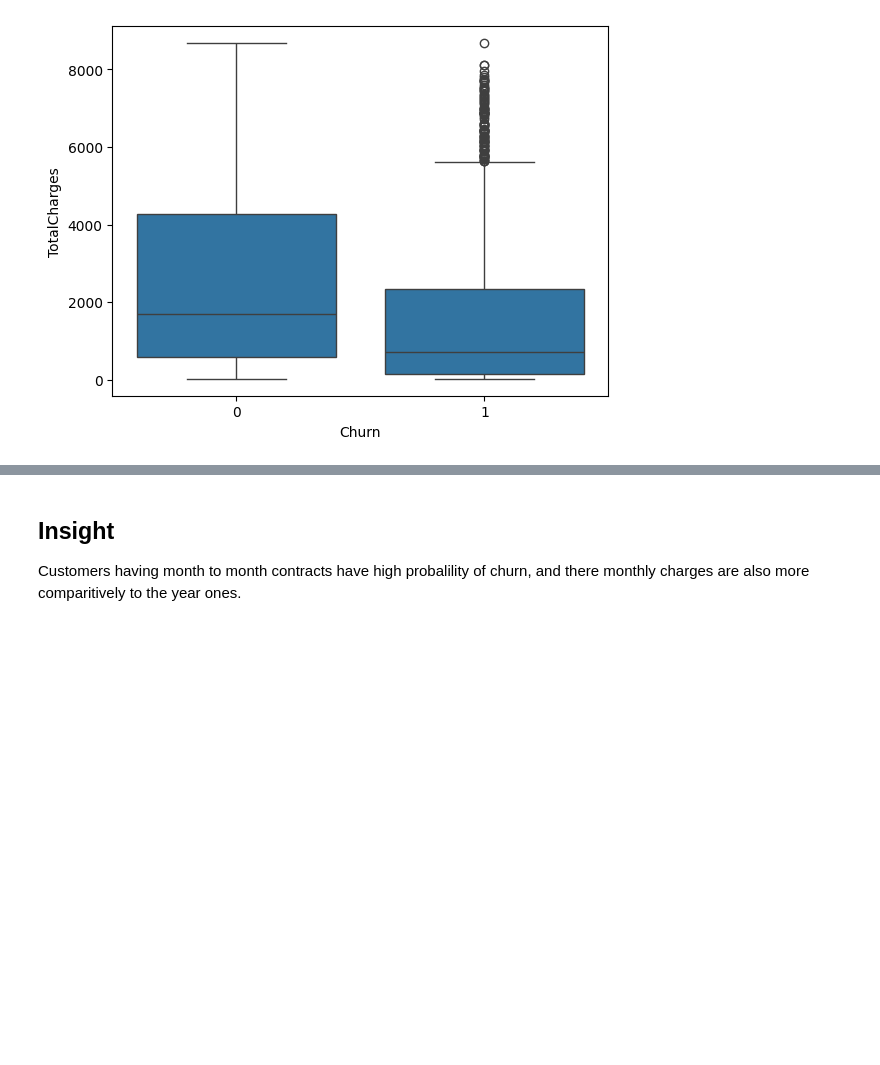
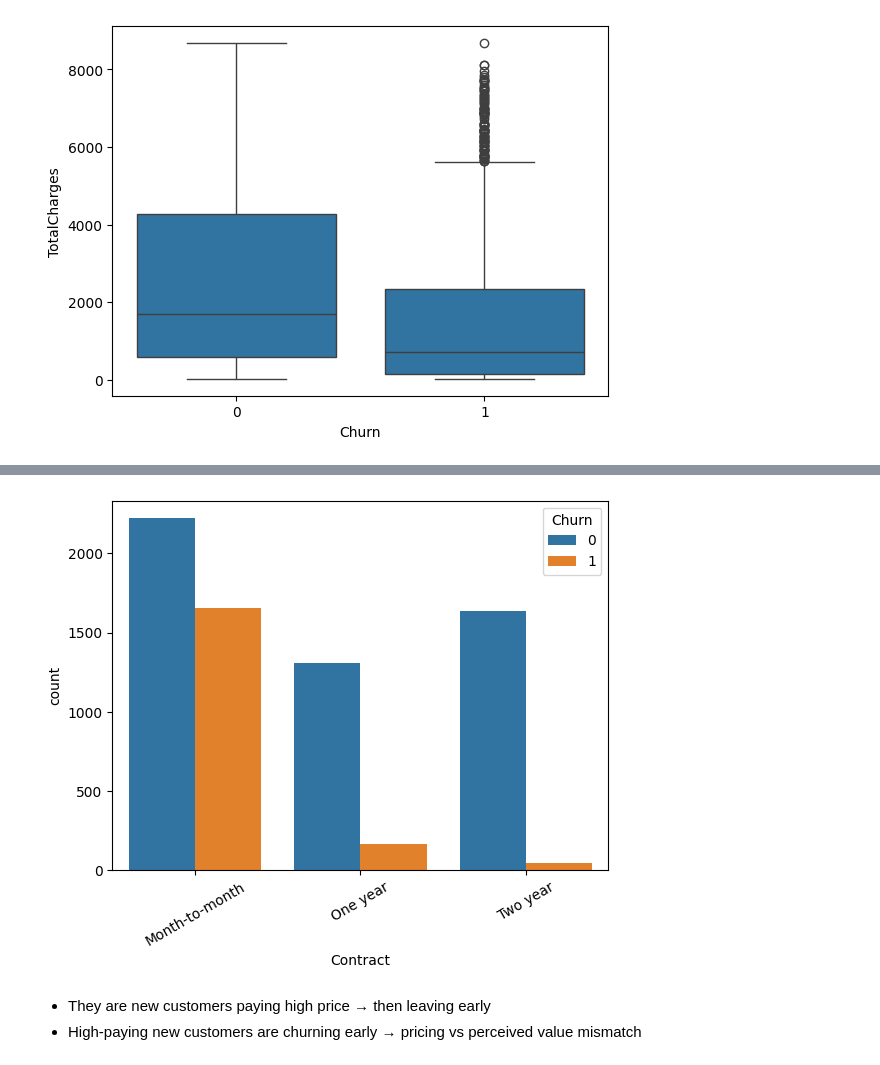
Before and after one commit to abhishiron/telecom-customer-churnn, a Jupyter notebook: customer_churn.ipynb, the cells around one changed output, grey strips where cells are left out. Cells and saved outputs as stored; diff of their text form; code cells hidden in the pictures; blank space fills up the shorter version.

```diff
--- a/customer_churn.ipynb
+++ b/customer_churn.ipynb
@@ -141,6 +272,12 @@ pd.crosstab(df['Contract'], df['Churn'], normalize='index') * 100
+# %%
+sns.countplot(x='Contract', hue='Churn', data=df)
+plt.xticks(rotation=30)
+plt.show()
+# %% [output]
+[figure, added]
 # %% [markdown]
-## Insight
-Customers having month to month contracts have high probalility of churn, and there monthly charges are also more comparitively to the year ones.
+- They are new customers paying high price → then leaving early
+-  High-paying new customers are churning early → pricing vs perceived value mismatch
 # %%
 pd.crosstab([df['Contract'], df['TechSupport']], df['Churn'], normalize='index')
 # %% [output]
```
Also changed, not shown: parts of 78 cells of this notebook.
